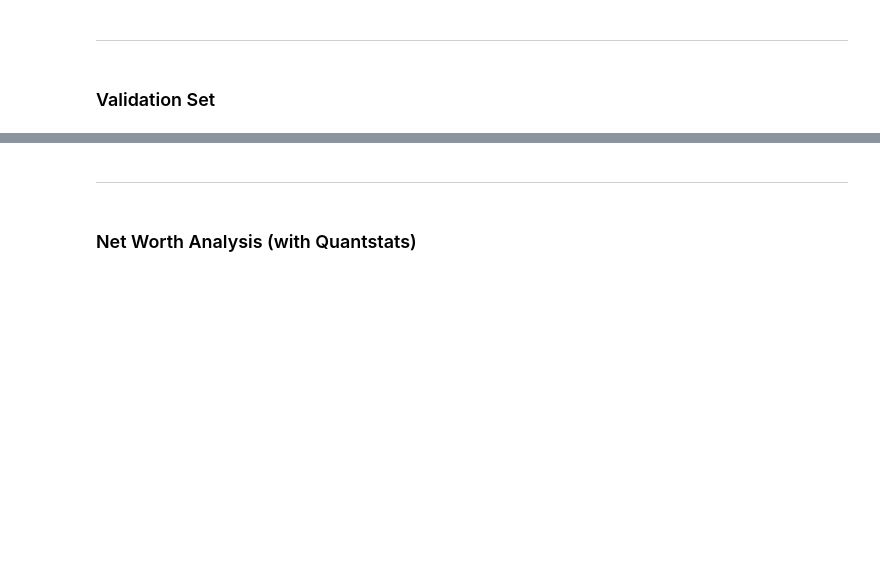
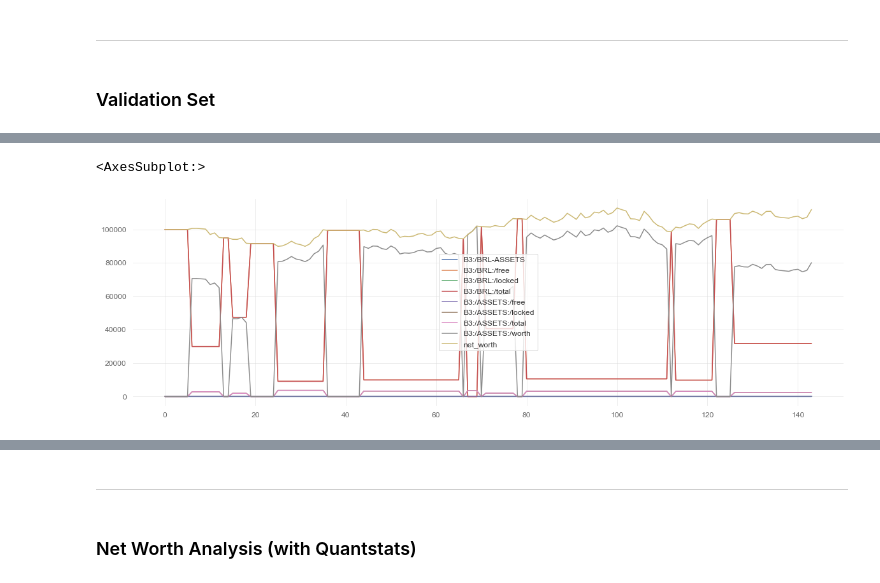
Before and after one commit to mso13/Mestrado_PPGI, a Jupyter notebook: src/tensortrade/TensorTrade DRL with Risk Adj Rewards (PPO Algorithm).ipynb, the cells around one changed output, grey strips where cells are left out. Saved outputs shown, nothing was run; the diff lists cells and outputs as text; code cells hidden in the pictures; blank space fills up the shorter version.

```diff
--- a/src/tensortrade/TensorTrade DRL with Risk Adj Rewards (PPO Algorithm).ipynb
+++ b/src/tensortrade/TensorTrade DRL with Risk Adj Rewards (PPO Algorithm).ipynb
@@ -382,5 +503,8 @@ portfolio.ledger.as_frame().head(10)
 # %%
 df = pd.DataFrame(portfolio.performance)
 # %%
-df.T.plot()
+df.T.plot(figsize=(20,6))
+# %% [output]
+<AxesSubplot:>
+[figure, added]
 # %%
```
Also changed, not shown: parts of 16 cells of this notebook, 7 other files.
